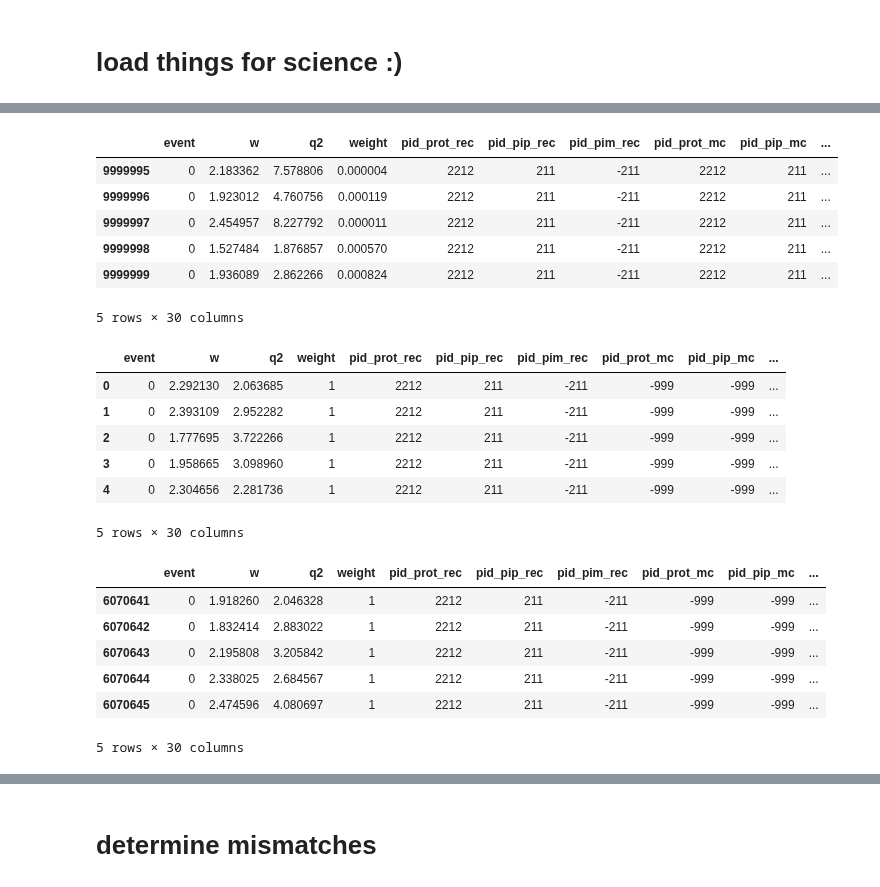
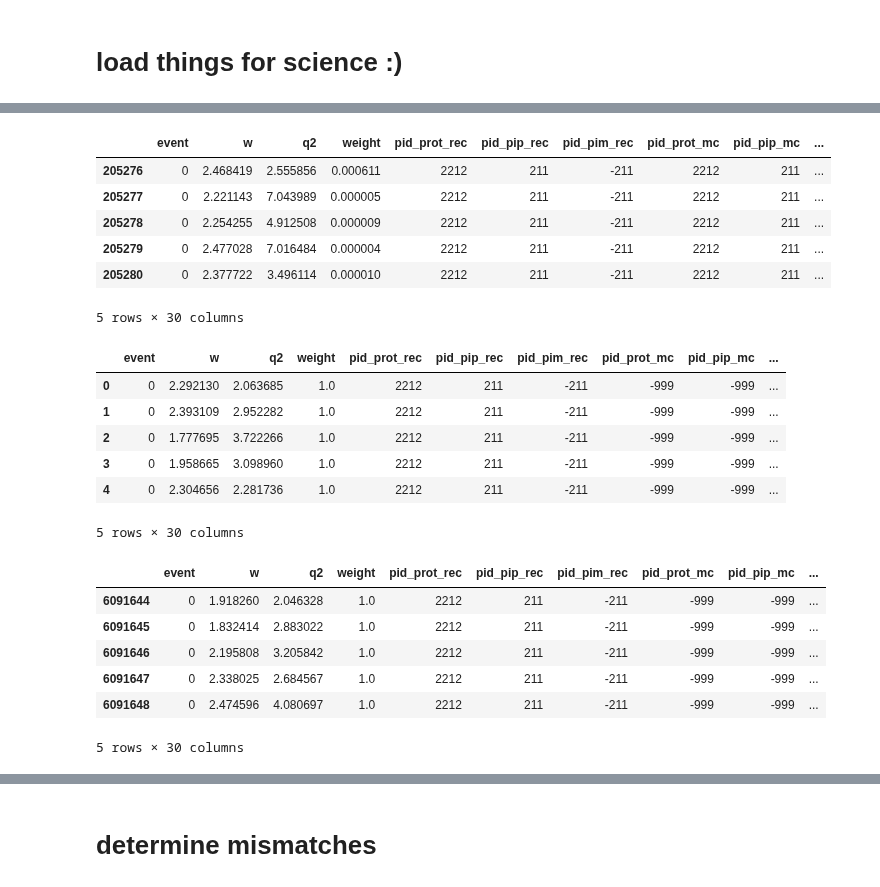
Before and after one commit to aosmond23/clas12, a Jupyter notebook: python/background_investigation_for_misID_v2.ipynb, the cells around one changed output, grey strips where cells are left out. Cells and saved outputs as stored; diff of their text form; code cells hidden in the pictures.

```diff
--- a/python/background_investigation_for_misID_v2.ipynb
+++ b/python/background_investigation_for_misID_v2.ipynb
@@ -167,22 +35,13 @@ data_name = "spring19_inb_50nA"
 # options include EXCL, mPim, mPip, mProt
 topology_name = "EXCL"
 
-# choose a csv file corresponding to the above folder_name
-# csv_file = pd.read_csv(f"/Users/aosmond/nuclearPhys/csv/finished_csv/10_6GeV/exp/10_6exp_excl_jlab_11_09_2025.csv", index_col=False)
+# choose files for analysis
+# sim_root = uproot.open("/Users/aosmond/nuclearPhys/root/finished_root/sp19inb/simulation/10_2rec_excl_sp19inb_50nA_local_06_26_2026_12.root", index_col=False)["events"].arrays(library="pd")
+sim_root = uproot.open("/Users/aosmond/nuclearPhys/root/finished_root/sp19inb/simulation/10_2rec_excl_sp19inb_test2_jlab_07_16_2026.root", index_col=False)["events"].arrays(library="pd")
 
-# csv_file = pd.read_csv("/Users/aosmond/nuclearPhys/csv/finished_csv/10_2GeV/sp19inb_noBG/10_2rec_excl_sp19inb_noBG_jlab_05_29_2026.csv", index_col=False, nrows=10000000)
-# csv_file = pd.read_csv("/Users/aosmond/nuclearPhys/csv/finished_csv/10_2GeV/sp19inb_50nA/10_2rec_excl_sp19inb_50nA_noSmearing_jlab_06_20_2026.csv", index_col=False, nrows=10000000)
-# csv_file = pd.read_csv("/Users/aosmond/nuclearPhys/csv/finished_csv/10_2GeV/sp19inb_50nA/10_2rec_mProt_sp19inb_50nA_jlab_06_20_2026.csv", index_col=False, nrows=10000000)
-csv_file = pd.read_csv("/Users/aosmond/nuclearPhys/csv/finished_csv/10_2GeV/sp19inb_50nA/10_2rec_excl_sp19inb_50nA_jlab_06_19_2026.csv", index_col=False, nrows=10000000)
-exp_csv = pd.read_csv("/Users/aosmond/nuclearPhys/csv/finished_csv/10_2GeV/sp19inb_exp/10_2exp_excl_sp19inb_pass2_jlab_06_16_2026.csv", index_col=False)
-# exp_csv = pd.read_csv("/Users/aosmond/nuclearPhys/csv/finished_csv/10_2GeV/sp19inb_exp/10_2exp_mProt_sp19inb_pass2_jlab_06_20_2026.csv", index_col=False)
+exp_root = uproot.open("/Users/aosmond/nuclearPhys/root/finished_root/sp19inb/experiment/10_2exp_excl_sp19inb_pass2_jlab_07_08_2026_2.root", index_col=False)["events"].arrays(library="pd")
 
-# if exp:
-# csv_file["weight"] = 1
-
-# read in threepion background csv (for exp and rec bg comparisons)
-threepion_csv = pd.read_csv(f"/Users/aosmond/nuclearPhys/csv/finished_csv/10_6GeV/threepion/10_6rec_excl_3pion_withBG_jlab_07_22_2025.csv", index_col=False)
+threepion_root = uproot.open("/Users/aosmond/nuclearPhys/root/finished_root/sp19inb/simulation/10_2rec_excl_3pi_sp19inb_50nA_jlab_07_15_2026.root", index_col=False)["events"].arrays(library="pd")
 
 # base path for future hists
-hist_base_path = Path(f'/Users/aosmond/nuclearPhys/notebooks/notebook_hists/{folder_name}/{data_name}/{topology_name}_topology')
-csv_base_path = Path(f'/Users/aosmond/nuclearPhys/notebooks/notebook_csvs/{folder_name}/{data_name}/{topology_name}_topology')
+hist_base_path = Path(f'/Users/aosmond/nuclearPhys/notebooks/notebook_hists_fromRoot/{folder_name}/{data_name}/{topology_name}_topology')
@@ -199,30 +58,30 @@ csv_file.head()
 # %%
-csv_file.tail()
+sim_root.tail()
 # %% [output]
 |  | event | w | q2 | weight | pid_prot_rec | pid_pip_rec | pid_pim_rec | pid_prot_mc | pid_pip_mc | ... |
-| 9999995 | 0 | 2.183362 | 7.578806 | 0.000004 | 2212 | 211 | -211 | 2212 | 211 | ... |
-| 9999996 | 0 | 1.923012 | 4.760756 | 0.000119 | 2212 | 211 | -211 | 2212 | 211 | ... |
-| 9999997 | 0 | 2.454957 | 8.227792 | 0.000011 | 2212 | 211 | -211 | 2212 | 211 | ... |
-| 9999998 | 0 | 1.527484 | 1.876857 | 0.000570 | 2212 | 211 | -211 | 2212 | 211 | ... |
-| 9999999 | 0 | 1.936089 | 2.862266 | 0.000824 | 2212 | 211 | -211 | 2212 | 211 | ... |
+| 205276 | 0 | 2.468419 | 2.555856 | 0.000611 | 2212 | 211 | -211 | 2212 | 211 | ... |
+| 205277 | 0 | 2.221143 | 7.043989 | 0.000005 | 2212 | 211 | -211 | 2212 | 211 | ... |
+| 205278 | 0 | 2.254255 | 4.912508 | 0.000009 | 2212 | 211 | -211 | 2212 | 211 | ... |
+| 205279 | 0 | 2.477028 | 7.016484 | 0.000004 | 2212 | 211 | -211 | 2212 | 211 | ... |
+| 205280 | 0 | 2.377722 | 3.496114 | 0.000010 | 2212 | 211 | -211 | 2212 | 211 | ... |
 5 rows × 30 columns
 # %%
-exp_csv.head()
+exp_root.head()
 # %% [output]
 |  | event | w | q2 | weight | pid_prot_rec | pid_pip_rec | pid_pim_rec | pid_prot_mc | pid_pip_mc | ... |
-| 0 | 0 | 2.292130 | 2.063685 | 1 | 2212 | 211 | -211 | -999 | -999 | ... |
-| 1 | 0 | 2.393109 | 2.952282 | 1 | 2212 | 211 | -211 | -999 | -999 | ... |
-| 2 | 0 | 1.777695 | 3.722266 | 1 | 2212 | 211 | -211 | -999 | -999 | ... |
-| 3 | 0 | 1.958665 | 3.098960 | 1 | 2212 | 211 | -211 | -999 | -999 | ... |
-| 4 | 0 | 2.304656 | 2.281736 | 1 | 2212 | 211 | -211 | -999 | -999 | ... |
+| 0 | 0 | 2.292130 | 2.063685 | 1.0 | 2212 | 211 | -211 | -999 | -999 | ... |
+| 1 | 0 | 2.393109 | 2.952282 | 1.0 | 2212 | 211 | -211 | -999 | -999 | ... |
+| 2 | 0 | 1.777695 | 3.722266 | 1.0 | 2212 | 211 | -211 | -999 | -999 | ... |
+| 3 | 0 | 1.958665 | 3.098960 | 1.0 | 2212 | 211 | -211 | -999 | -999 | ... |
+| 4 | 0 | 2.304656 | 2.281736 | 1.0 | 2212 | 211 | -211 | -999 | -999 | ... |
 5 rows × 30 columns
 # %%
-exp_csv.tail()
+exp_root.tail()
 # %% [output]
 |  | event | w | q2 | weight | pid_prot_rec | pid_pip_rec | pid_pim_rec | pid_prot_mc | pid_pip_mc | ... |
-| 6070641 | 0 | 1.918260 | 2.046328 | 1 | 2212 | 211 | -211 | -999 | -999 | ... |
-| 6070642 | 0 | 1.832414 | 2.883022 | 1 | 2212 | 211 | -211 | -999 | -999 | ... |
-| 6070643 | 0 | 2.195808 | 3.205842 | 1 | 2212 | 211 | -211 | -999 | -999 | ... |
-| 6070644 | 0 | 2.338025 | 2.684567 | 1 | 2212 | 211 | -211 | -999 | -999 | ... |
-| 6070645 | 0 | 2.474596 | 4.080697 | 1 | 2212 | 211 | -211 | -999 | -999 | ... |
+| 6091644 | 0 | 1.918260 | 2.046328 | 1.0 | 2212 | 211 | -211 | -999 | -999 | ... |
+| 6091645 | 0 | 1.832414 | 2.883022 | 1.0 | 2212 | 211 | -211 | -999 | -999 | ... |
+| 6091646 | 0 | 2.195808 | 3.205842 | 1.0 | 2212 | 211 | -211 | -999 | -999 | ... |
+| 6091647 | 0 | 2.338025 | 2.684567 | 1.0 | 2212 | 211 | -211 | -999 | -999 | ... |
+| 6091648 | 0 | 2.474596 | 4.080697 | 1.0 | 2212 | 211 | -211 | -999 | -999 | ... |
 5 rows × 30 columns
```
Also changed, not shown: parts of 16 cells of this notebook, 3 other files.
